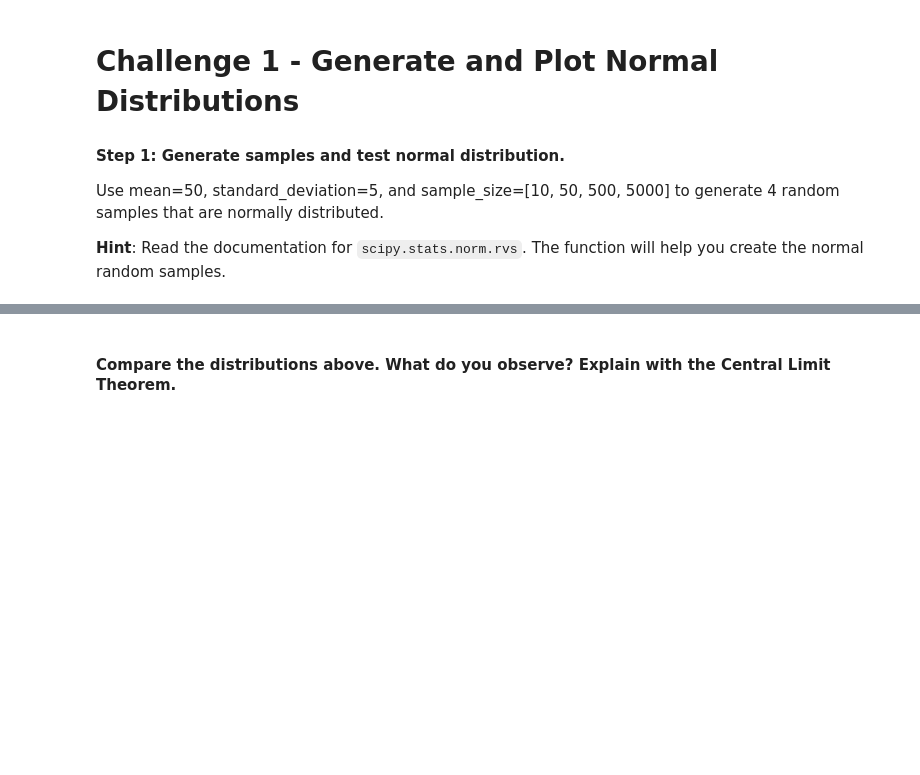
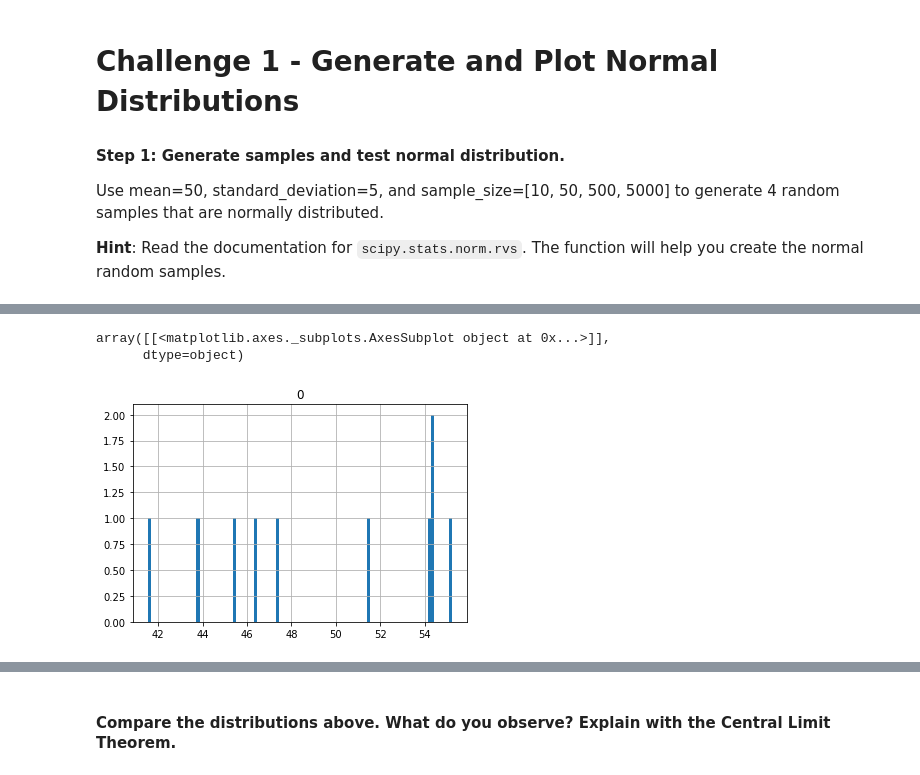
Before and after one commit to ta-data-bcn/lab-probability-dist, a Jupyter notebook: your-code/main.ipynb, the cells around one changed output, grey strips where cells are left out. Cells and saved outputs as stored; diff of their text form; code cells hidden in the pictures; blank space fills up the shorter version.

```diff
--- a/your-code/main.ipynb
+++ b/your-code/main.ipynb
@@ -17,0 +21,7 @@ Use mean=50, standard_deviation=5, and sample_size=[10, 50, 500, 5000] to genera
+# %%
+# I use the scipy.stats.norm.rvs with loc = mean, scale = standard deviation, and size = the sample size
+random_10 = norm.rvs(loc=50, scale=5, size=10, random_state=None)
+# %%
+# Transform the array into a dataframe so I can plot the histogram
+random_10 = pd.DataFrame(random_10)
+random_10.head()
@@ -23,3 +76,10 @@ To check the shape of the samples you have just created, you can use matplotlib.
 If you did, your outputs would be really similar to the ones below:
 
 ![normal distributions with different sample sizes](../images/ch-1.png)
+# %%
+# Using matplotlib to plot each distribution
+random_10.hist(bins=100)
+# %% [output]
+array([[<matplotlib.axes._subplots.AxesSubplot object at 0x...>]],
+      dtype=object)
+[figure, added]
```
Also changed, not shown: parts of 15 cells of this notebook.
